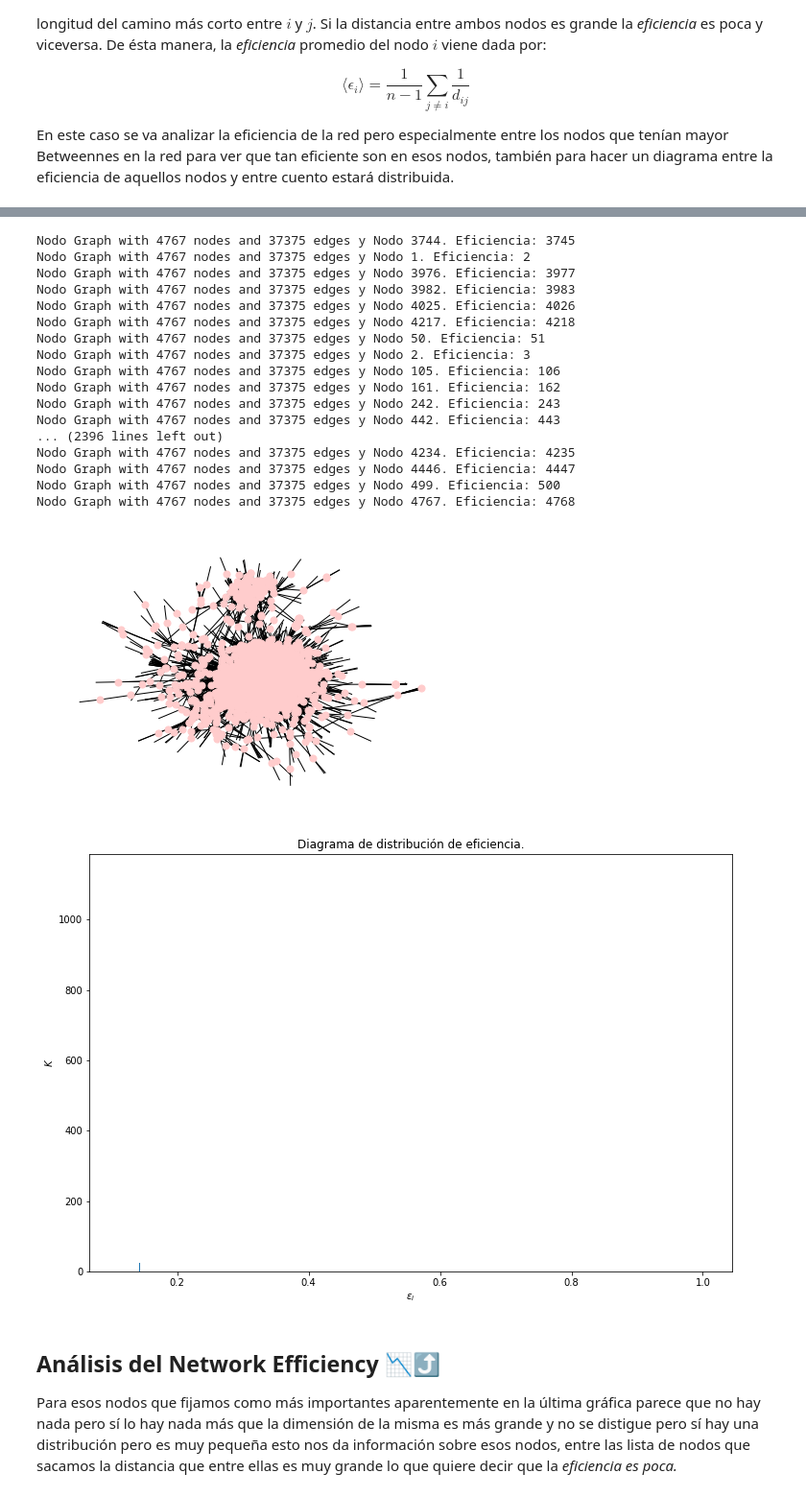
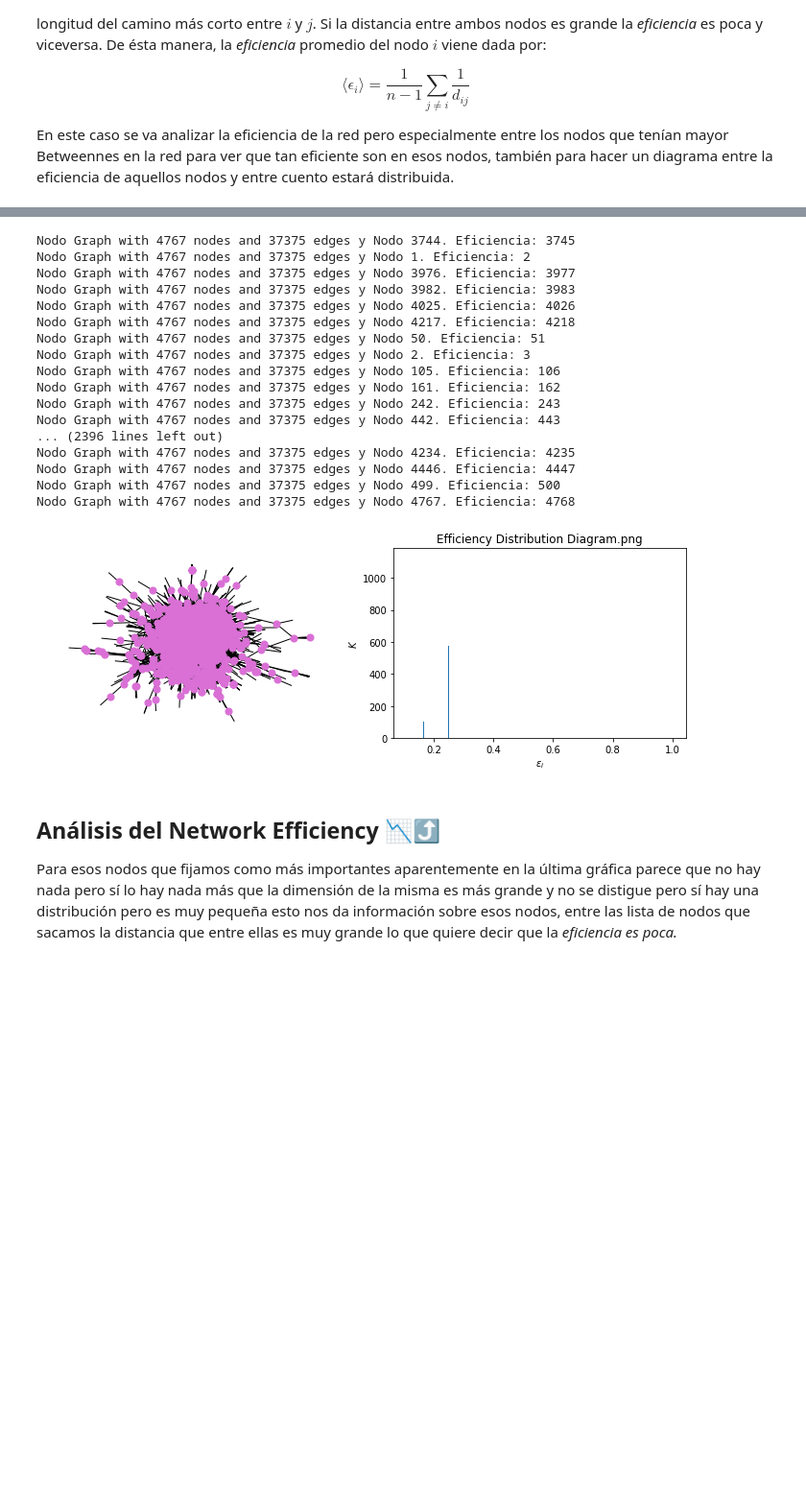
Before and after one commit to JohnKun136NVCP/Network-Science_TSFC_UNAM, a Jupyter notebook: Languages/Español/Códigos/Proyecto_Final/Redes Sociales e influencia en publicidad.ipynb, the cells around one changed output, grey strips where cells are left out. Shown: that part at 96% size. Saved outputs shown, nothing was run; the diff lists cells and outputs as text; code cells hidden in the pictures; blank space fills up the shorter version.

```diff
--- a/Languages/Español/Códigos/Proyecto_Final/Redes Sociales e influencia en publicidad.ipynb
+++ b/Languages/Español/Códigos/Proyecto_Final/Redes Sociales e influencia en publicidad.ipynb
@@ -292,27 +289,25 @@ Nodo Graph with 2888 nodes and 2981 edges y Nodo 2687. Eficiencia: 2688
 # %%
 # Betweennnes centrality y Network Efficiency en Web Spam. Anulando valores con 0.
-c = gf.Betwennessg(Wb)
-gf.NetEfficiency(Wb,c)
+gx.graphplot(Wb).NetEfficiency_Betenness()
 # %% [output]
 Nodo Graph with 4767 nodes and 37375 edges y Nodo 3744. Eficiencia: 3745
 Nodo Graph with 4767 nodes and 37375 edges y Nodo 1. Eficiencia: 2
 Nodo Graph with 4767 nodes and 37375 edges y Nodo 3976. Eficiencia: 3977
 Nodo Graph with 4767 nodes and 37375 edges y Nodo 3982. Eficiencia: 3983
 Nodo Graph with 4767 nodes and 37375 edges y Nodo 4025. Eficiencia: 4026
 Nodo Graph with 4767 nodes and 37375 edges y Nodo 4217. Eficiencia: 4218
 Nodo Graph with 4767 nodes and 37375 edges y Nodo 50. Eficiencia: 51
 Nodo Graph with 4767 nodes and 37375 edges y Nodo 2. Eficiencia: 3
 Nodo Graph with 4767 nodes and 37375 edges y Nodo 105. Eficiencia: 106
 Nodo Graph with 4767 nodes and 37375 edges y Nodo 161. Eficiencia: 162
 Nodo Graph with 4767 nodes and 37375 edges y Nodo 242. Eficiencia: 243
 Nodo Graph with 4767 nodes and 37375 edges y Nodo 442. Eficiencia: 443
 ... (2396 lines left out)
 Nodo Graph with 4767 nodes and 37375 edges y Nodo 4234. Eficiencia: 4235
 Nodo Graph with 4767 nodes and 37375 edges y Nodo 4446. Eficiencia: 4447
 Nodo Graph with 4767 nodes and 37375 edges y Nodo 499. Eficiencia: 500
 Nodo Graph with 4767 nodes and 37375 edges y Nodo 4767. Eficiencia: 4768
-[figure, old version]
+[figure, new version]
-[figure, removed]
 # %% [markdown]
 ## Análisis del Network Efficiency 📉⤴️
 
```
Also changed, not shown: parts of 18 cells of this notebook, 1 other file.
